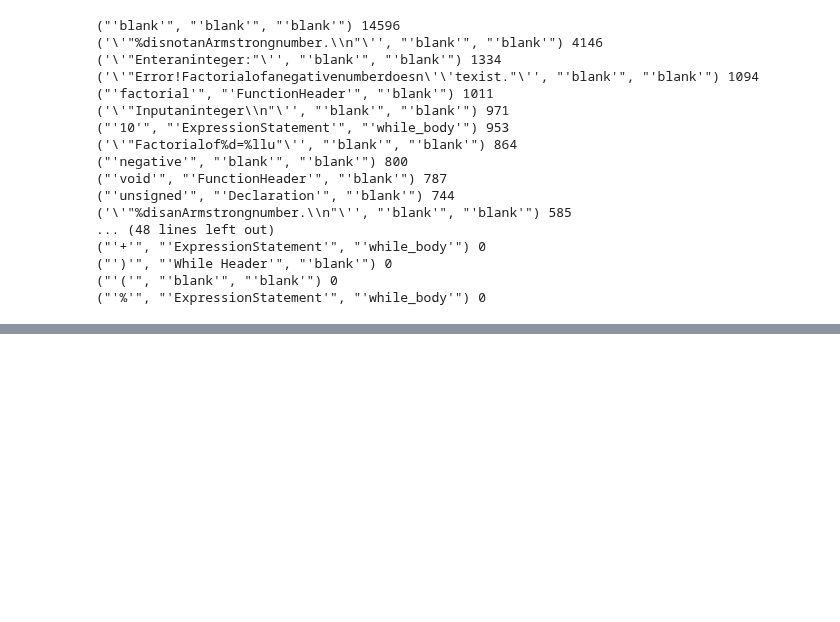
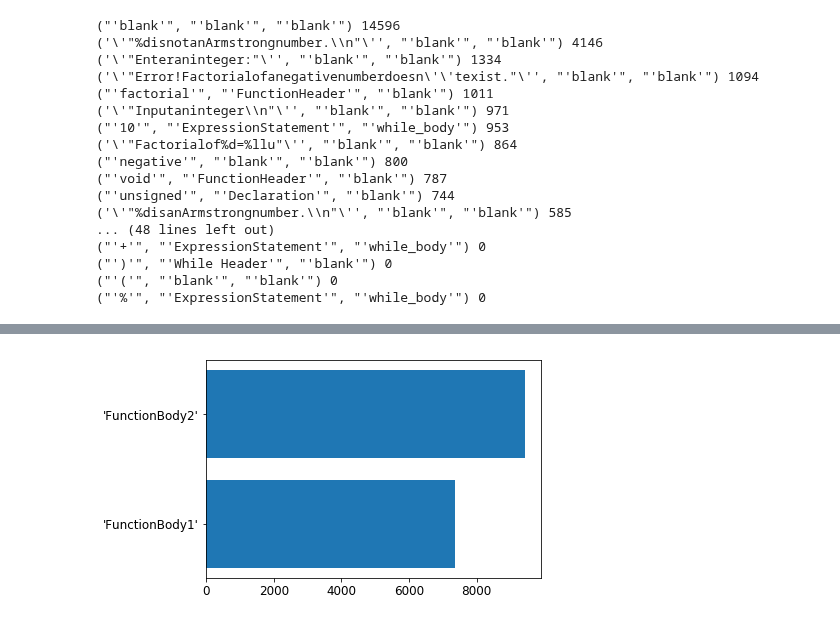
Before and after one commit to ayushbansal07/ProgramComprehension, a Jupyter notebook: Prog_Comprehension_EGT/analyse_data.ipynb, the cells around one changed output, grey strips where cells are left out. Cells and saved outputs as stored; diff of their text form; code cells hidden in the pictures; blank space fills up the shorter version.

```diff
--- a/Prog_Comprehension_EGT/analyse_data.ipynb
+++ b/Prog_Comprehension_EGT/analyse_data.ipynb
@@ -133,0 +266,5 @@ for key, val in sorted(tokmap_time.items(), key = lambda x: (x[1],x[0]),reverse
+# %%
+plt.barh(funcname[1:],funcct[1:])
+plt.savefig("funcCounts.png")
+# %% [output]
+[figure, added]
```
Also changed, not shown: parts of 13 cells of this notebook.
